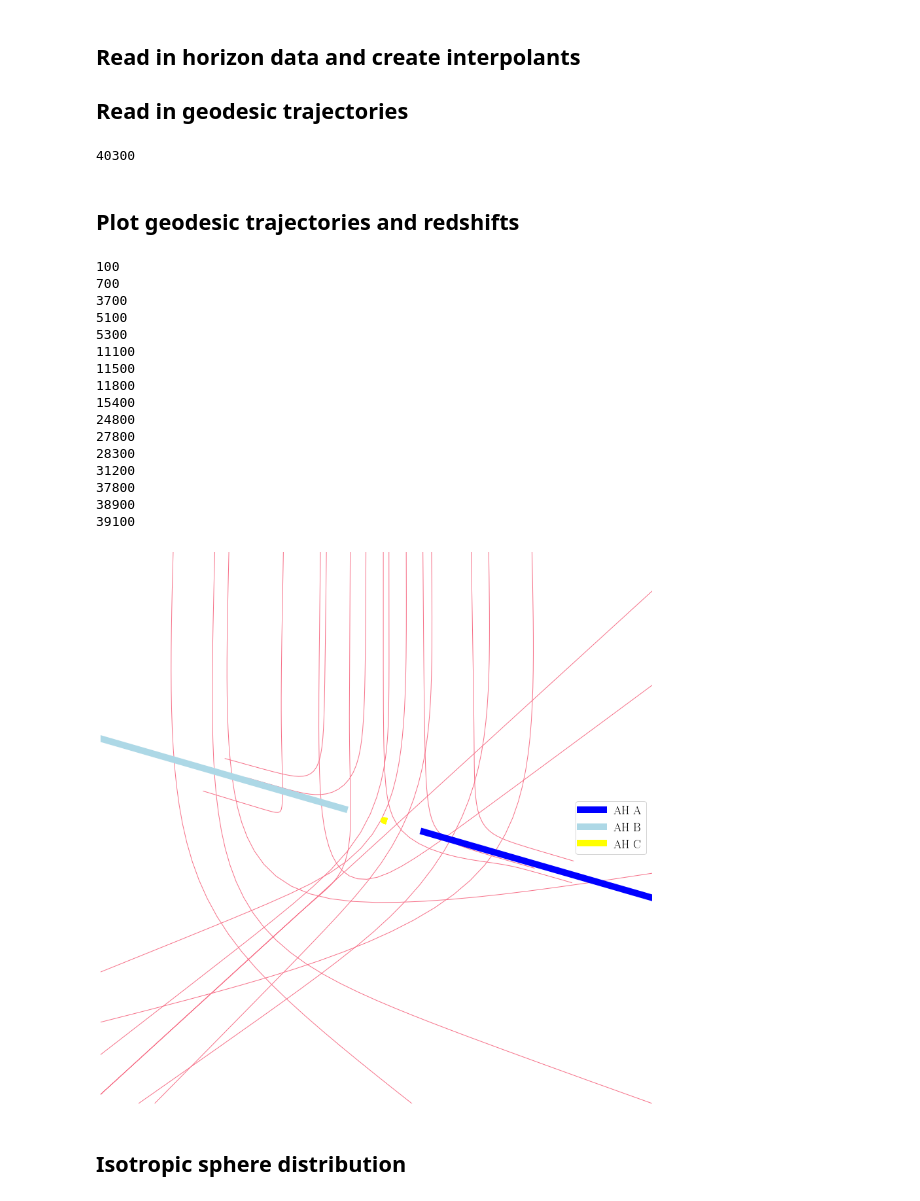
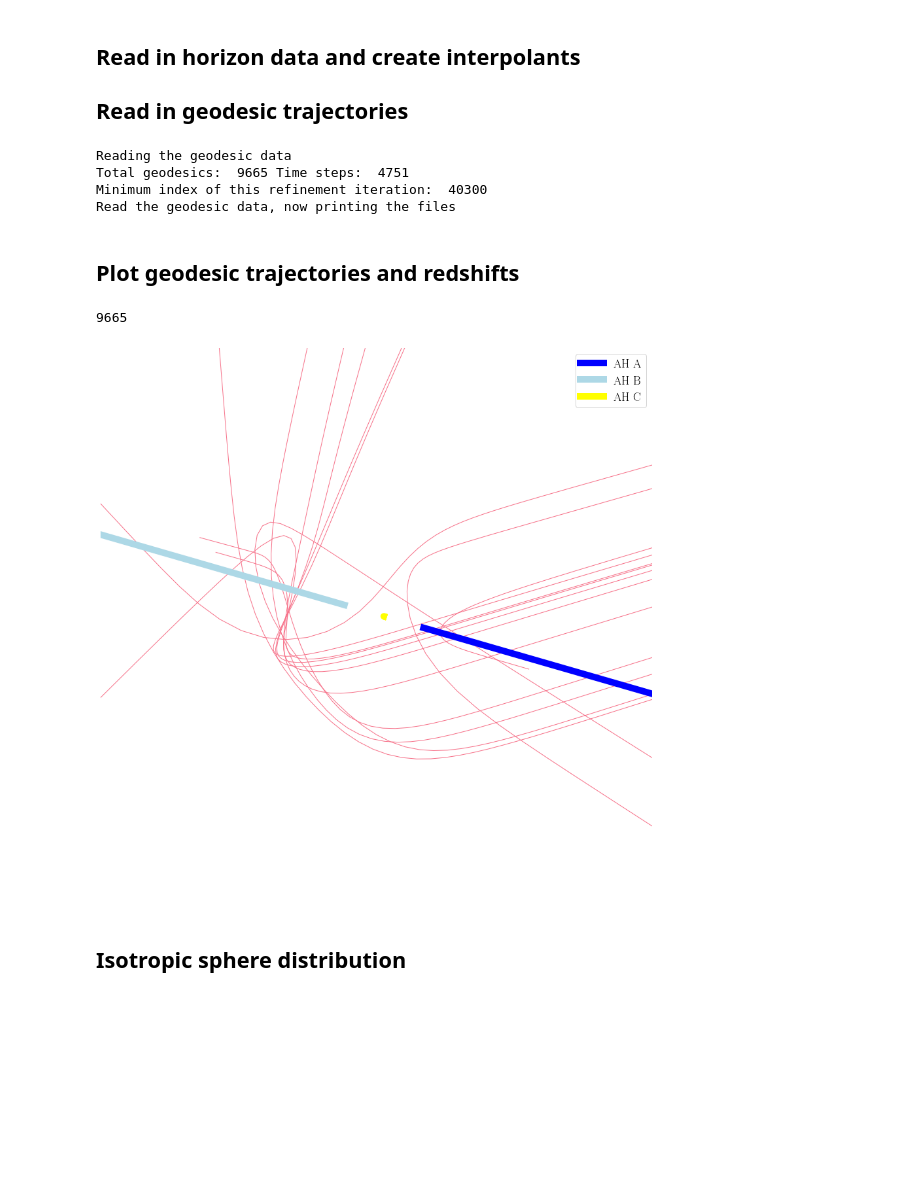
Before and after one commit to mariaokounkova/TracingMerger, a Jupyter notebook: Analysis.ipynb, the cells around one changed output. Saved outputs shown, nothing was run; the diff lists cells and outputs as text; code cells hidden in the pictures; blank space fills up the shorter version.

Commit message:
Analysis: Return geodesic indices
Return geodesic indices for all of the files
in the Trajectories directory

```diff
--- a/Analysis.ipynb
+++ b/Analysis.ipynb
@@ -359,8 +359,12 @@ def read_geodesic_data(p):
     return T, X, Y, Z
 
 def MakeGeodesicDatFiles(p):
+    print('Reading the geodesic data')
     T, X, Y, Z = read_geodesic_data(p)
+    print('Read the geodesic data, now printing the files')
     for a in range(len(T)):
+        #if (len(T[a]) > 10):
+        #    print(a)
         np.savetxt(p + '/Trajectories/' + str(a) + '.dat', np.c_[T[a],X[a],Y[a],Z[a]])
 
 ## Functions for reading GetTrajectoriesFromH5 output
@@ -370,18 +374,18 @@ def GetGeodesicTrajectory(p, n):
     t, x, y, z = np.loadtxt(f, comments="#",usecols=([0,1,2,3]),unpack=True)
     return t, x, y, z
 
-def GetMaxGeodesic(p):
-    """ Read in the post-processed trajectory for the nth geodesic """
-    n = 0
-    for n in np.arange(0, 1000000, 1):
-        f = p + 'Trajectories/' + str(n) + '.dat'
-        if (not path.exists(f)):
-            return n
-    return n
-
-GetMaxGeodesic('Data/TraceHeadOn_0_0_100/')
+def GetGeodesicIndices(p):
+    """ Return the indices of all of the geodesics we have printed to file """
+    Files = os.listdir(p + '/Trajectories')
+    Indices = [int(file.split('.dat')[0]) for file in Files]
+    return Indices
-# %% [output]
-40300
+# %%
+MakeGeodesicDatFiles('Data/TraceHeadOn_86_0_50')
+# %% [output]
+Reading the geodesic data
+Total geodesics:  9665 Time steps:  4751
+Minimum index of this refinement iteration:  40300
+Read the geodesic data, now printing the files
 # %% [markdown]
 ## Plot geodesic trajectories and redshifts
 # %%
@@ -389,59 +393,45 @@ GetMaxGeodesic('Data/TraceHeadOn_0_0_100/')
 def PlotGetTrajectoriesFromH5(p_arr, figname):
 
     def plot_trajectories_file(p, color):
-        for n in np.arange(0, GetMaxGeodesic(p), 100):
+        Indices = GetGeodesicIndices(p)
+        print(len(Indices))
+        for n in Indices[::100]:
             t, x, y, z = GetGeodesicTrajectory(p, n)
             horizon_dist = min_distance_to_horizon(t, x, y, z)
-            if (horizon_dist < 3.5):
-                print(n)
+            if (horizon_dist < 2):
                 ax.plot(x, y, z, lw=1.0, color=color)
 
     fig = plt.figure(figsize=(12,12))
     ax = fig.add_subplot(111, projection='3d')
 
     cs = sns.color_palette('husl', n_colors=len(p_arr))
     for p, i in zip(p_arr, range(len(p_arr))):
         plot_trajectories_file(p, cs[i])
 
     ## Add in the horizons
     for horizon, color in zip(["A", "B", "C"], ["blue", "lightblue", "yellow"]):
         t_h, x_h, y_h, z_h = read_horizon_trajectories(horizon)
         plt.plot(x_h, y_h, z_h, label="AH " + horizon, color=color, lw = 10.0)
 
     #ax.scatter([0.0], [0.0], [0.0], color='red', s =100, marker='+')
     ax.set_xlabel('Camera X',labelpad=20)
     ax.set_ylabel('Camera Y', labelpad=20)
     ax.set_zlabel('Camera Z', labelpad=20)
     lim = 5
     ax.set_xlim(-lim, lim)
     ax.set_ylim(-lim, lim)
     ax.set_zlim(-lim, lim)
     ax.set_axis_off()
 
     plt.legend()
     plt.tight_layout()
     plt.savefig('Histories_' + figname + '.pdf')
     plt.show()
 
-PlotGetTrajectoriesFromH5(['Data/TraceHeadOn_0_0_100/'], 'Focused')
+PlotGetTrajectoriesFromH5(['Data/TraceHeadOn_86_0_50/'], 'Focused')
 # %% [output]
-100
-700
-3700
-5100
-5300
-11100
-11500
-11800
-15400
-24800
-27800
-28300
-31200
-37800
-38900
-39100
+9665
-[figure, old version]
+[figure, new version]
 # %% [markdown]
 ## Isotropic sphere distribution
 # %%
```
